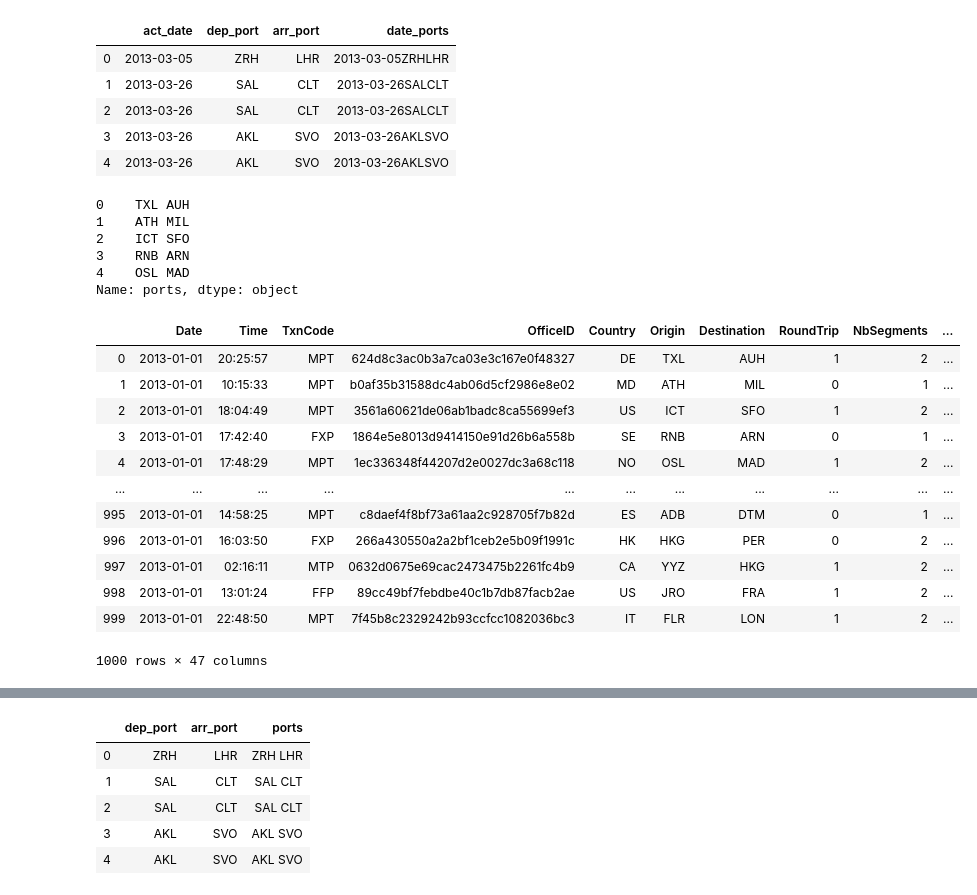
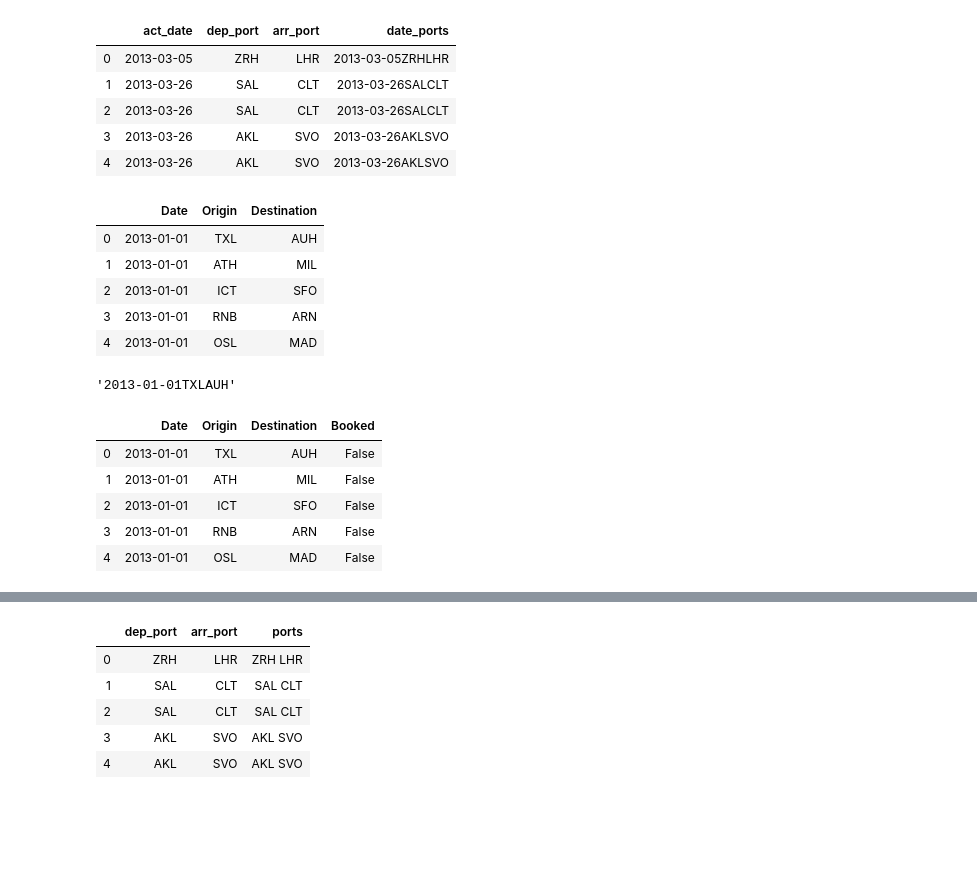
Before and after one commit to daniel-isidro/amadeus_challenge, a Jupyter notebook: amadeus_challenge.ipynb, the cells around one changed output, grey strips where cells are left out. Cells and saved outputs as stored; diff of their text form; code cells hidden in the pictures; blank space fills up the shorter version.

Commit message:
comparing new dateports column in searches to bookings, reduced dataset

```diff
--- a/amadeus_challenge.ipynb
+++ b/amadeus_challenge.ipynb
@@ -717,32 +717,29 @@ df_bookings_reduced.head()
 | 2 | 2013-03-26 | SAL | CLT | 2013-03-26SALCLT |
 | 3 | 2013-03-26 | AKL | SVO | 2013-03-26AKLSVO |
 | 4 | 2013-03-26 | AKL | SVO | 2013-03-26AKLSVO |
-# %%
-df_searches_reduced['ports'] = df_searches_reduced[['Origin','Destination']].apply(lambda x: ' '.join(x), axis=1)
 # %%
-df_searches_reduced['ports'].head()
+df_searches_reduced.head()
 # %% [output]
-0    TXL AUH
-1    ATH MIL
-2    ICT SFO
-3    RNB ARN
-4    OSL MAD
-Name: ports, dtype: object
+|  | Date | Origin | Destination |
+| 0 | 2013-01-01 | TXL | AUH |
+| 1 | 2013-01-01 | ATH | MIL |
+| 2 | 2013-01-01 | ICT | SFO |
+| 3 | 2013-01-01 | RNB | ARN |
+| 4 | 2013-01-01 | OSL | MAD |
-# %%
-df_searches_reduced['booked'] = df_searches_reduced['ports'].isin(df_bookings_reduced['ports']).any()
+# %%
+(df_searches_reduced['Date'] + df_searches_reduced['Origin'] + df_searches_reduced['Destination'])[0]
+# %% [output]
+'2013-01-01TXLAUH'
+# %%
+df_searches_reduced['Booked'] = \
+    (df_searches_reduced['Date'] + df_searches_reduced['Origin'] + df_searches_reduced['Destination']) \
+    .isin(df_bookings_reduced['date_ports'])
 # %%
-df_searches_reduced
+df_searches_reduced.head()
 # %% [output]
-|  | Date | Time | TxnCode | OfficeID | Country | Origin | Destination | RoundTrip | NbSegments | ... |
-| 0 | 2013-01-01 | 20:25:57 | MPT | 624d8c3ac0b3a7ca03e3c167e0f48327 | DE | TXL | AUH | 1 | 2 | ... |
-| 1 | 2013-01-01 | 10:15:33 | MPT | b0af35b31588dc4ab06d5cf2986e8e02 | MD | ATH | MIL | 0 | 1 | ... |
-| 2 | 2013-01-01 | 18:04:49 | MPT | 3561a60621de06ab1badc8ca55699ef3 | US | ICT | SFO | 1 | 2 | ... |
-| 3 | 2013-01-01 | 17:42:40 | FXP | 1864e5e8013d9414150e91d26b6a558b | SE | RNB | ARN | 0 | 1 | ... |
-| 4 | 2013-01-01 | 17:48:29 | MPT | 1ec336348f44207d2e0027dc3a68c118 | NO | OSL | MAD | 1 | 2 | ... |
-| ... | ... | ... | ... | ... | ... | ... | ... | ... | ... | ... |
-| 995 | 2013-01-01 | 14:58:25 | MPT | c8daef4f8bf73a61aa2c928705f7b82d | ES | ADB | DTM | 0 | 1 | ... |
-| 996 | 2013-01-01 | 16:03:50 | FXP | 266a430550a2a2bf1ceb2e5b09f1991c | HK | HKG | PER | 0 | 2 | ... |
-| 997 | 2013-01-01 | 02:16:11 | MTP | 0632d0675e69cac2473475b2261fc4b9 | CA | YYZ | HKG | 1 | 2 | ... |
-| 998 | 2013-01-01 | 13:01:24 | FFP | 89cc49bf7febdbe40c1b7db87facb2ae | US | JRO | FRA | 1 | 2 | ... |
-| 999 | 2013-01-01 | 22:48:50 | MPT | 7f45b8c2329242b93ccfcc1082036bc3 | IT | FLR | LON | 1 | 2 | ... |
+|  | Date | Origin | Destination | Booked |
+| 0 | 2013-01-01 | TXL | AUH | False |
+| 1 | 2013-01-01 | ATH | MIL | False |
+| 2 | 2013-01-01 | ICT | SFO | False |
+| 3 | 2013-01-01 | RNB | ARN | False |
+| 4 | 2013-01-01 | OSL | MAD | False |
-1000 rows × 47 columns
```
Also changed, not shown: parts of 2 cells of this notebook.
